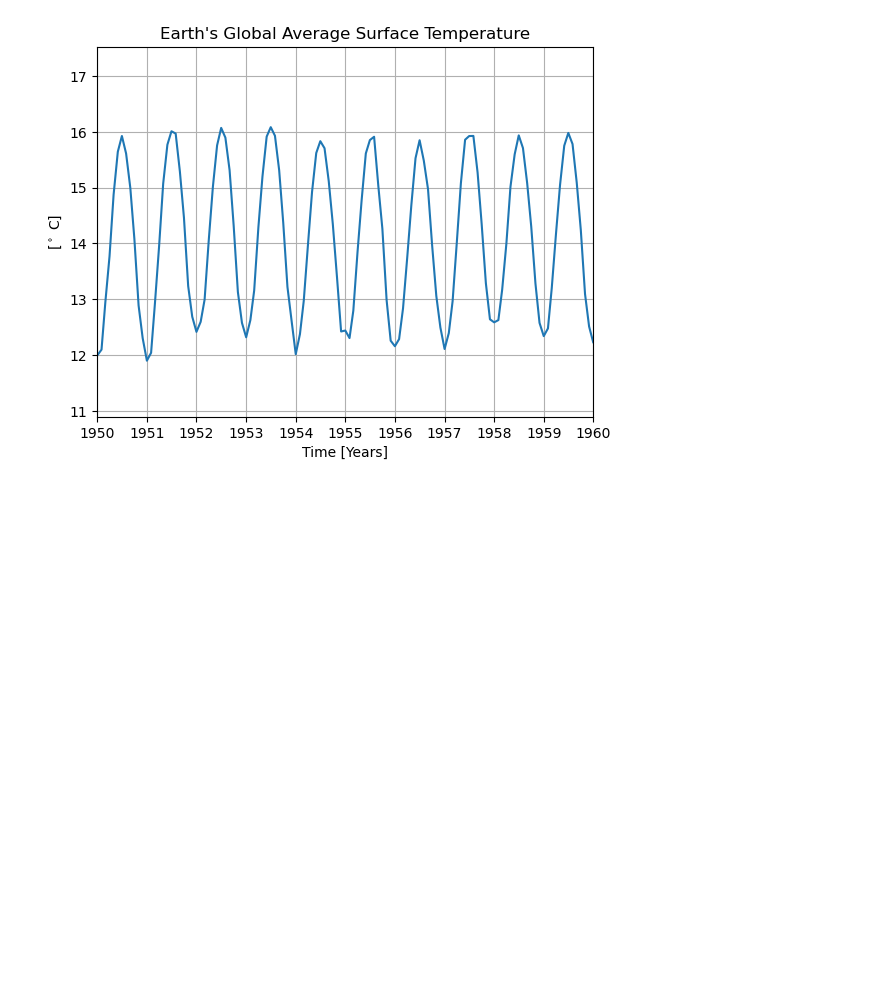
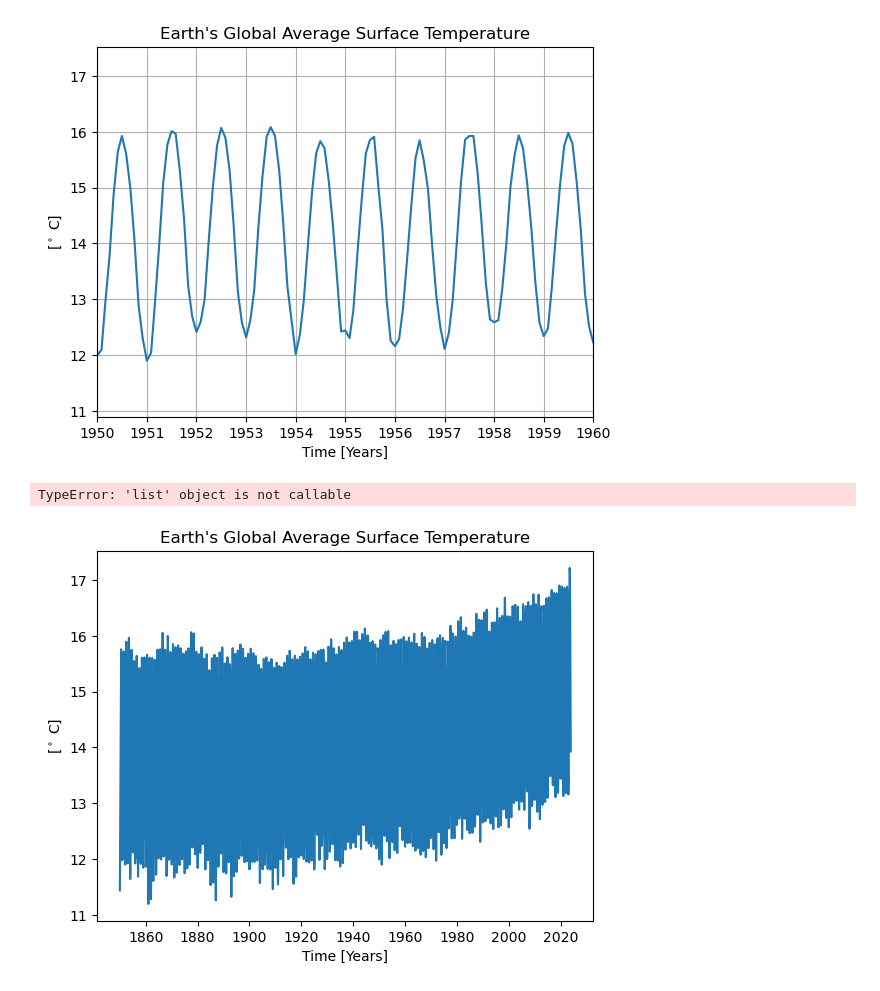
Before and after one commit to arronwheeler/CFR-2024, a Jupyter notebook: module_climate/00_intro_to_climate.ipynb, the cells around one changed output. Cells and saved outputs as stored; diff of their text form; code cells hidden in the pictures; blank space fills up the shorter version.

```diff
--- a/module_climate/00_intro_to_climate.ipynb
+++ b/module_climate/00_intro_to_climate.ipynb
@@ -185,3 +185,13 @@ plt.show() #Here while it starts at 12 its begining to touch 16 by this time
 #It also seems that on the ends of these 10 year spans things are relatively stable, its thos middle years that you get most change
 # %% [output]
 [figure]
+# %%
+plt.plot(df.index,df['Monthly Average'])
+plt.ylabel(r'[$^\circ$ C]')
+plt.xlabel('Time [Years]')
+plt.title('Earth\'s Global Average Surface Temperature')
+plt.xlim([datetime.date](1950,1,1))
+plt.grid()
+# %% [output]
+TypeError: 'list' object is not callable
+[figure, added]
```
